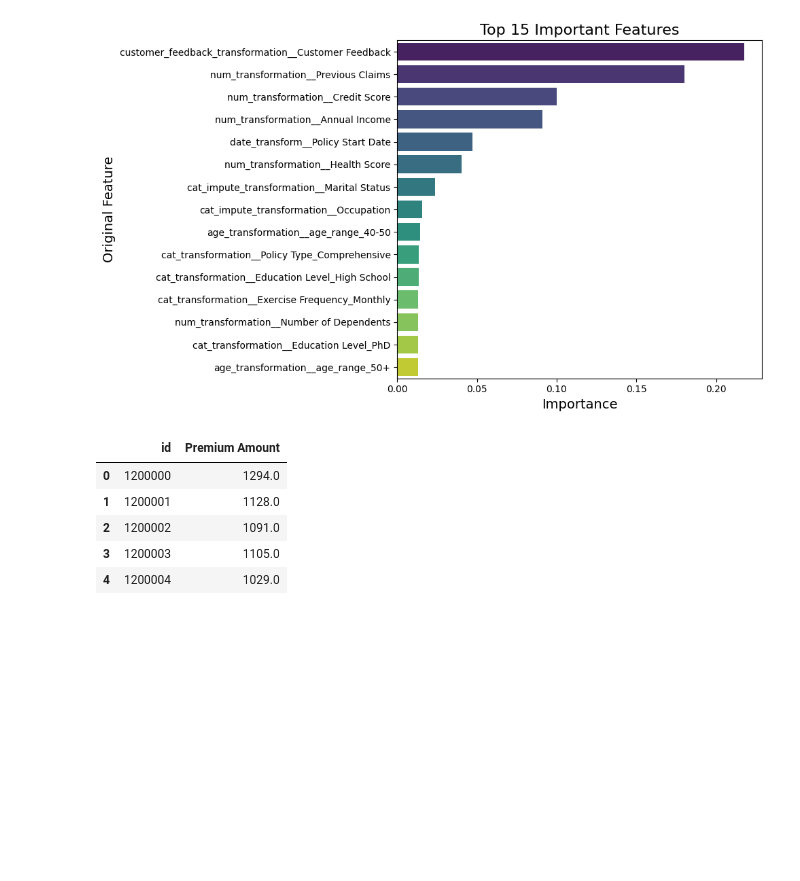
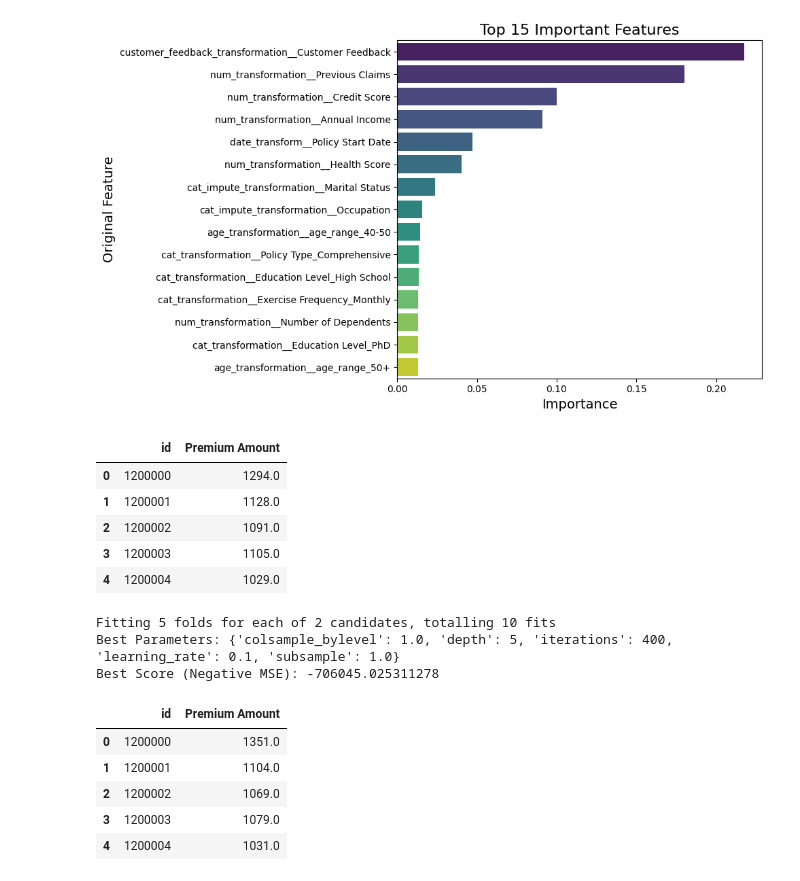
Before and after one commit to jeevanshrestha/Insurance-Dataset-Regression-Kaggle-Competition, a Jupyter notebook: Insurance Dataset Regression - XGBoost.ipynb, the cells around one changed output. Drawn from its saved outputs; the diff is of its cells as text; code cells hidden in the pictures; blank space fills up the shorter version.

```diff
--- a/Insurance Dataset Regression - XGBoost.ipynb
+++ b/Insurance Dataset Regression - XGBoost.ipynb
@@ -955,3 +997,68 @@ output_xgb.head()
 | 4 | 1200004 | 1029.0 |
 # %%
 submission = output_xgb.to_csv('/kaggle/working/submission.csv', index=False)
+# %%
+from catboost import CatBoostRegressor
+from sklearn.model_selection import GridSearchCV
+
+# Define the CatBoost model for regression
+cat_model = CatBoostRegressor(
+    random_seed=42,           # Random state for reproducibility
+    loss_function='RMSE',     # Loss function for regression
+    verbose=0                 # Suppress training logs
+)
+
+# Define hyperparameters for tuning
+param_grid = {
+    'iterations': [400],           # Equivalent to 'n_estimators'
+    'learning_rate': [0.1],
+    'depth': [4, 5],               # Equivalent to 'max_depth'
+    'subsample': [1.0],
+    'colsample_bylevel': [1.0]     # Equivalent to 'colsample_bytree' in XGBoost
+}
+
+# Perform hyperparameter tuning using GridSearchCV
+grid_search_cat = GridSearchCV(
+    estimator=cat_model,
+    param_grid=param_grid,
+    cv=5,
+    scoring='neg_mean_squared_error',  # Use negative MSE as scoring
+    verbose=1
+)
+
+# Fit the model
+grid_search_cat.fit(df_transformed_X, y)
+
+
+# Output the best parameters and score
+print("Best Parameters:", grid_search_cat.best_params_)
+print("Best Score (Negative MSE):", grid_search_cat.best_score_)
+
+
+# Get the best model from grid search
+best_cat_model = grid_search_cat.best_estimator_
+
+# Make predictions on the test set
+y_pred_cat = best_cat_model.predict(df_test_transformed)
+output_cat = pd.DataFrame(y_pred_cat, index=df_test.index, columns=['Premium Amount']).reset_index()
+output_cat['Premium Amount'] = output_cat['Premium Amount'].round()
+output_cat.to_csv('/kaggle/working/submission_cat.csv', index=False)
+# %% [output]
+Fitting 5 folds for each of 2 candidates, totalling 10 fits
+Best Parameters: {'colsample_bylevel': 1.0, 'depth': 5, 'iterations': 400, 'learning_rate': 0.1, 'subsample': 1.0}
+Best Score (Negative MSE): -706045.025311278
+# %%
+# Make predictions on the test set
+y_pred_cat = best_cat_model.predict(df_test_transformed)
+output_cat = pd.DataFrame(y_pred_cat, index=df_test.index, columns=['Premium Amount']).reset_index()
+output_cat['Premium Amount'] = output_cat['Premium Amount'].round()
+output_cat.to_csv('/kaggle/working/submission_cat.csv', index=False)
+# %%
+output_cat.head()
+# %% [output]
+|  | id | Premium Amount |
+| 0 | 1200000 | 1351.0 |
+| 1 | 1200001 | 1104.0 |
+| 2 | 1200002 | 1069.0 |
+| 3 | 1200003 | 1079.0 |
+| 4 | 1200004 | 1031.0 |
```
Also changed, not shown: parts of 13 cells of this notebook.
